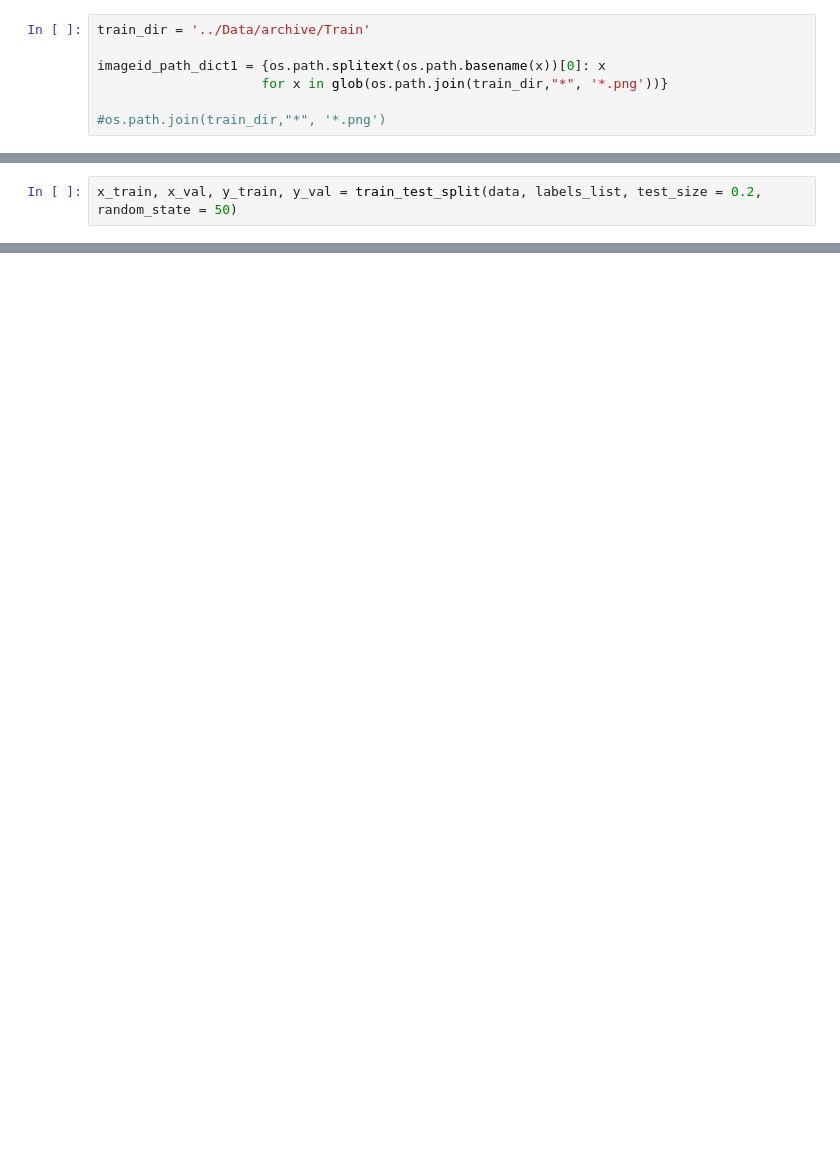
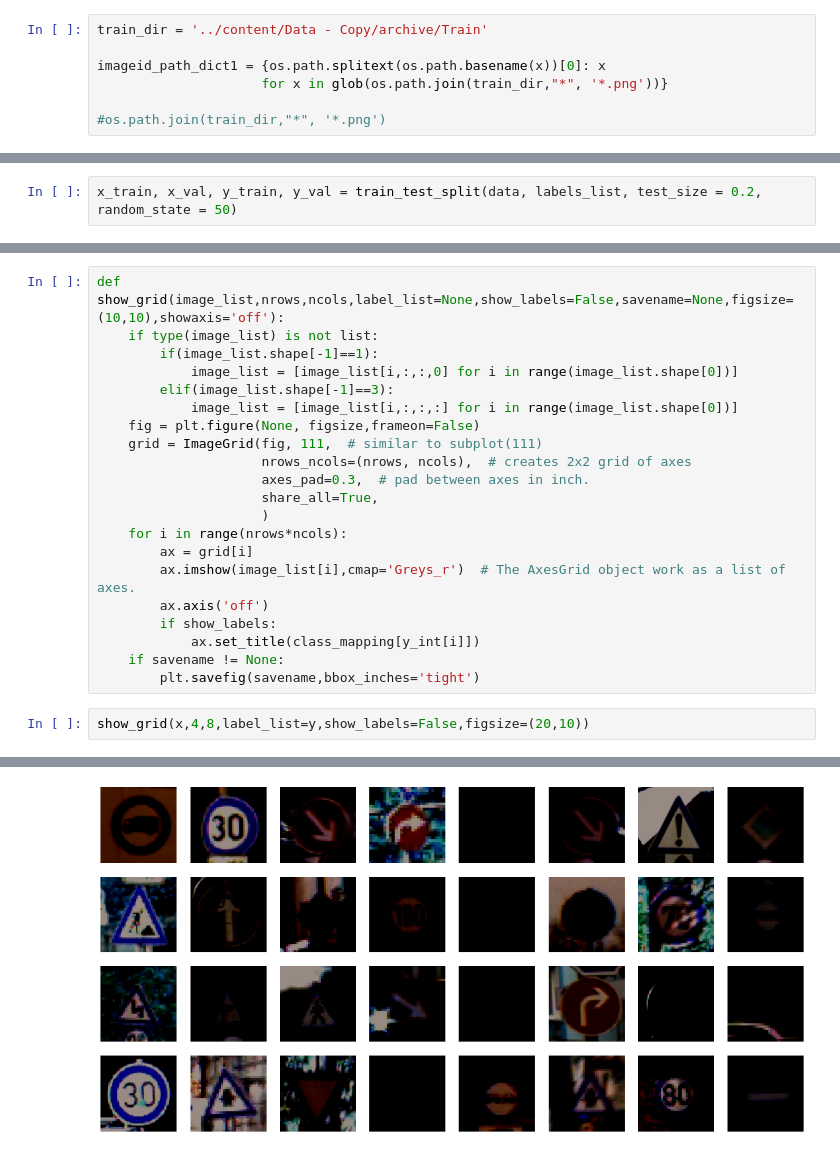
Before and after one commit to clara-kill/ml_tensorflow, a Jupyter notebook: Code/Starter.ipynb, the cells around one changed output, grey strips where cells are left out. Drawn from its saved outputs; the diff is of its cells as text; blank space fills up the shorter version.

```diff
--- a/Code/Starter.ipynb
+++ b/Code/Starter.ipynb
@@ -111,7 +139,7 @@ df1.head(5)
 | 3 | 28 | 27 | 5 | 6 | 23 | 22 | 20 | Train/20/00020_00000_00003.png |
 | 4 | 28 | 26 | 5 | 5 | 23 | 21 | 20 | Train/20/00020_00000_00004.png |
 # %%
-train_dir = '../Data/archive/Train'
+train_dir = '../content/Data - Copy/archive/Train'
 
 imageid_path_dict1 = {os.path.splitext(os.path.basename(x))[0]: x
                      for x in glob(os.path.join(train_dir,"*", '*.png'))}
@@ -252,0 +489,24 @@ x_train, x_val, y_train, y_val = train_test_split(data, labels_list, test_size =
+# %%
+def show_grid(image_list,nrows,ncols,label_list=None,show_labels=False,savename=None,figsize=(10,10),showaxis='off'):
+    if type(image_list) is not list:
+        if(image_list.shape[-1]==1):
+            image_list = [image_list[i,:,:,0] for i in range(image_list.shape[0])]
+        elif(image_list.shape[-1]==3):
+            image_list = [image_list[i,:,:,:] for i in range(image_list.shape[0])]
+    fig = plt.figure(None, figsize,frameon=False)
+    grid = ImageGrid(fig, 111,  # similar to subplot(111)
+                     nrows_ncols=(nrows, ncols),  # creates 2x2 grid of axes
+                     axes_pad=0.3,  # pad between axes in inch.
+                     share_all=True,
+                     )
+    for i in range(nrows*ncols):
+        ax = grid[i]
+        ax.imshow(image_list[i],cmap='Greys_r')  # The AxesGrid object work as a list of axes.
+        ax.axis('off')
+        if show_labels:
+            ax.set_title(class_mapping[y_int[i]])
+    if savename != None:
+        plt.savefig(savename,bbox_inches='tight')
+# %%
+show_grid(x,4,8,label_list=y,show_labels=False,figsize=(20,10))
+# %% [output]
@@ -252,0 +530 @@ x_train, x_val, y_train, y_val = train_test_split(data, labels_list, test_size =
+[figure, added]
```
Also changed, not shown: parts of 26 cells of this notebook.
